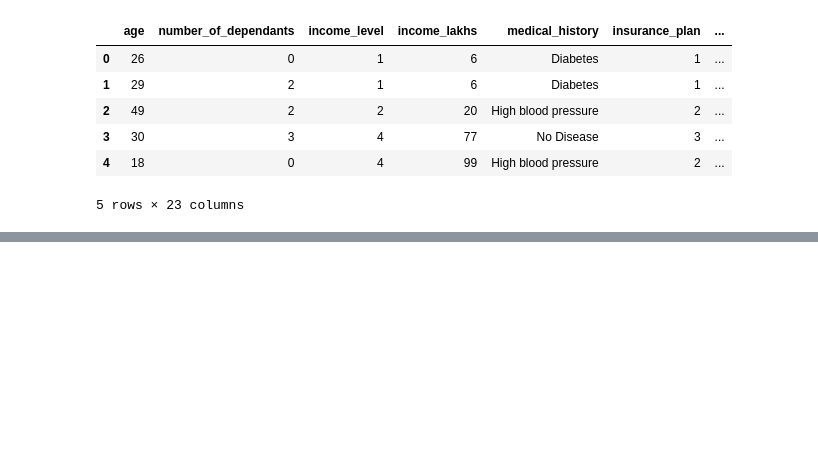
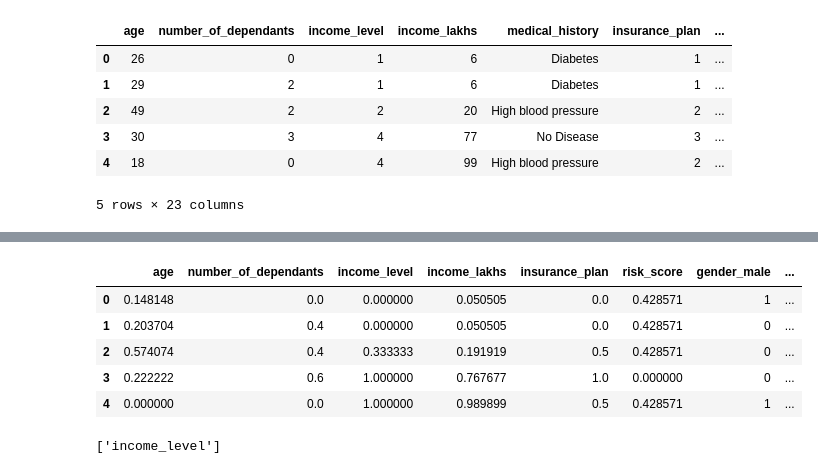
Before and after one commit to abidtalukder/healthcare-premium-prediction, a Jupyter notebook: notebooks/eda.ipynb, the cells around one changed output, grey strips where cells are left out. Saved outputs shown, nothing was run; the diff lists cells and outputs as text; code cells hidden in the pictures; blank space fills up the shorter version.

```diff
--- a/notebooks/eda.ipynb
+++ b/notebooks/eda.ipynb
@@ -434,7 +415,7 @@ df_encoded.head()
 5 rows × 23 columns
 # %%
 # drop useless columns
-df_encoded.drop(["medical_history", "disease1", "disease2", "risk_score"], axis=1,inplace=True)
+df_encoded.drop(["medical_history", "disease1", "disease2", "normalized_risk_score"], axis=1,inplace=True)
 df_encoded.columns
 # %% [output]
 Index(['age', 'number_of_dependants', 'income_level', 'income_lakhs',
@@ -463,0 +463,5 @@ df_encoded.to_csv(export_path, index=False)
+# %%
+X = df_encoded.drop("annual_premium_amount", axis="columns")
+
+X2 = X.copy()
+X2.info()
@@ -463,0 +509,43 @@ df_encoded.to_csv(export_path, index=False)
+# %%
+from sklearn.preprocessing import MinMaxScaler
+
+scaler = MinMaxScaler()
+
+cols_to_scale = ["age", "number_of_dependants", "income_level", "income_lakhs", "insurance_plan" , "risk_score"]
+
+X2[cols_to_scale] = scaler.fit_transform(X2[cols_to_scale])
+
+X2.head()
+# %% [output]
+|  | age | number_of_dependants | income_level | income_lakhs | insurance_plan | risk_score | gender_male | ... |
+| 0 | 0.148148 | 0.0 | 0.000000 | 0.050505 | 0.0 | 0.428571 | 1 | ... |
+| 1 | 0.203704 | 0.4 | 0.000000 | 0.050505 | 0.0 | 0.428571 | 0 | ... |
+| 2 | 0.574074 | 0.4 | 0.333333 | 0.191919 | 0.5 | 0.428571 | 0 | ... |
+| 3 | 0.222222 | 0.6 | 1.000000 | 0.767677 | 1.0 | 0.000000 | 0 | ... |
+| 4 | 0.000000 | 0.0 | 1.000000 | 0.989899 | 0.5 | 0.428571 | 1 | ... |
+# %%
+
+def get_cols_to_drop(data):
+    '''
+    :param data: pandas DataFrame with numerical columns
+    :return: a list of columns to drop due to high VIF
+    '''
+    dropped_cols = []
+
+    while True:
+        vifs = calculate_vif(data)  # Calculate the VIF values for all columns
+        max_vif = vifs["VIF"].max()  # Find the maximum VIF value
+
+        if max_vif > 10:  # If max VIF is greater than 10, drop the most correlated column
+            col = vifs[vifs.VIF == max].reset_index()["Column"][0]
+            dropped_cols.append(col)  # Add to the list of dropped columns
+            data = data.drop(columns=[col])  # Drop the column
+        else:
+            break  # Stop if no columns have VIF > 10
+
+    return dropped_cols  # Return the list of dropped columns
+
+cols_to_drop = get_cols_to_drop(X2)
+cols_to_drop
+# %% [output]
+['income_level']
```
Also changed, not shown: parts of 12 cells of this notebook.
